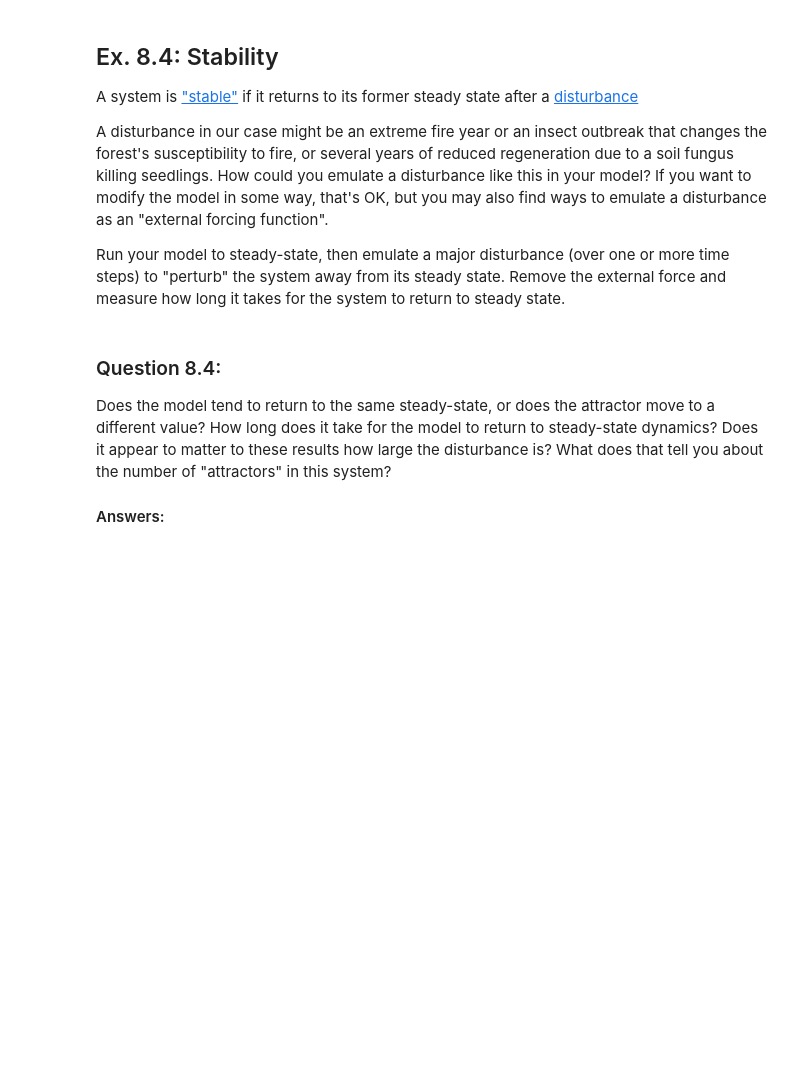
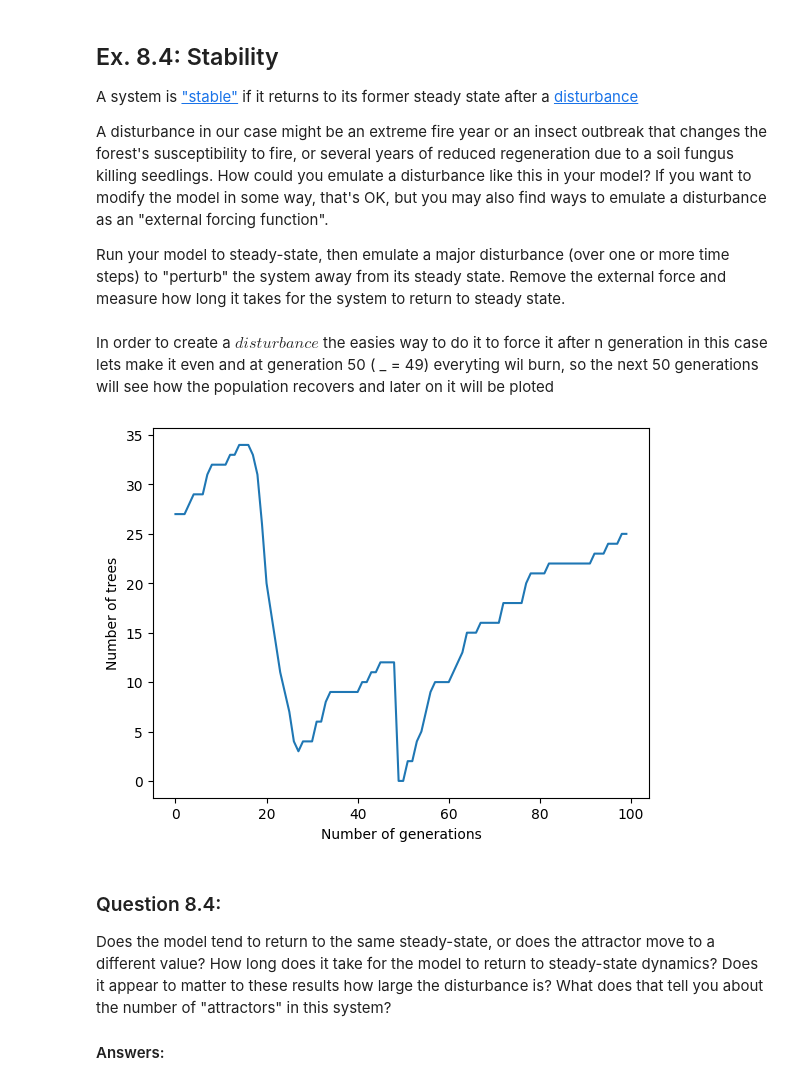
Before and after one commit to santiagosanchez15/cap-comp215, a Jupyter notebook: labs/lab07-10-fire.ipynb, the cells around one changed output. Saved outputs shown, nothing was run; the diff lists cells and outputs as text; code cells hidden in the pictures; blank space fills up the shorter version.

```diff
--- a/labs/lab07-10-fire.ipynb
+++ b/labs/lab07-10-fire.ipynb
@@ -395,3 +393,28 @@ Run your model to steady-state, then emulate a major disturbance (over one or mo
+# %% [markdown]
+In order to create a $disturbance$ the easies way to do it to force it after n generation in this case lets make it even and at generation 50 ( _ = 49) everyting wil burn, so the next 50 generations will see how the population recovers and later on it will be ploted
+# %%
+# Ex. 8.4 here
+
+plt.xlabel("Number of generations") #create x labels
+plt.ylabel("Number of trees") # create y labels "num generations"
+
+num_trees = [] # array to store tree population
+num_generations = list(range(100)) # array to store number of generations
+
+m = ForestFire(3) # create instance giving default values
+m.state = np.random.choice([1,0], size= 60, p=[0.5, 1 - 0.5 ] ).reshape((6,10)) # reshape random values adn array
+
+for _ in range(100): # loop through a 100 generations
+
+  if _ == 49: #edge case, generation 49 then burn them all and start again
+    m.state[m.state != 5] = 5
+  num_trees.append(m.num_occupied())
+  m.step()
+
+plt.plot(num_generations, num_trees)
+plt.show()
+# %% [output]
+[figure, added]
 # %% [markdown]
 ### Question 8.4:
 Does the model tend to return to the same steady-state, or does the attractor move to a different value?
```
Also changed, not shown: parts of 4 cells of this notebook.
